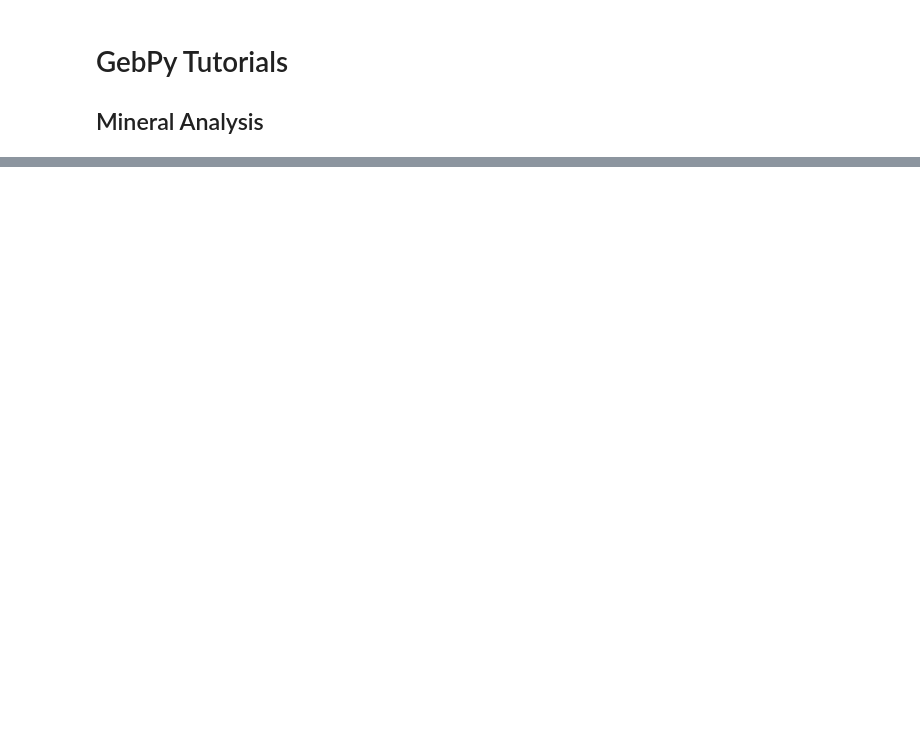
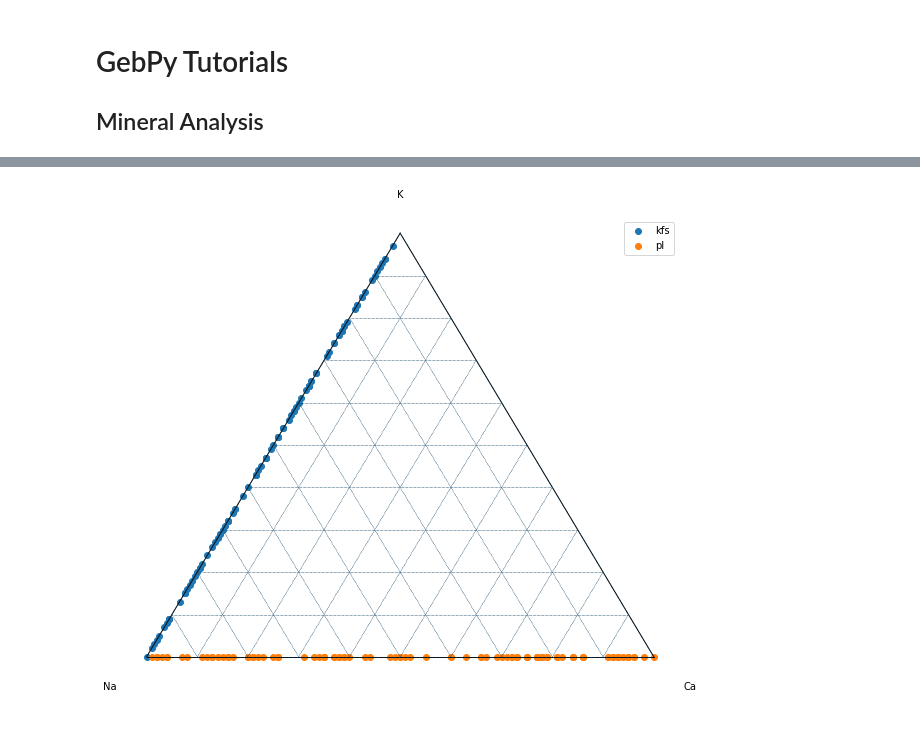
Before and after one commit to MABeeskow/GebPy, a Jupyter notebook: notebooks/Tutorial_Minerals-Feldspars.ipynb, the cells around one changed output, grey strips where cells are left out. Cells and saved outputs as stored; diff of their text form; code cells hidden in the pictures; blank space fills up the shorter version.

```diff
--- a/notebooks/Tutorial_Minerals-Feldspars.ipynb
+++ b/notebooks/Tutorial_Minerals-Feldspars.ipynb
@@ -98,3 +153,27 @@ plt.show()
+# %%
+d_kfs = {"K": data_k, "Na": data_na[0], "Ca": np.zeros(len(data_k))}
+d_pl = {"K": np.zeros(len(data_k)), "Na": data_na[1], "Ca": data_ca}
+df_kfs_ternary = pd.DataFrame(data=d_kfs)
+df_pl_ternary = pd.DataFrame(data=d_pl)
+# %%
+fig, tax = ternary.figure(scale=1)
+fig.set_size_inches(10, 9)
+tax.boundary(linewidth=1.0)
+tax.gridlines(color="black", multiple=0.1)
+
+tax.scatter(df_kfs_ternary[["Ca", "K", "Na"]].values, label="kfs")
+tax.scatter(df_pl_ternary[["Ca", "K", "Na"]].values,  label="pl")
+#tax.scatter([Q], label="Qz")
+#tax.scatter([F], label="F")
+#tax.scatter([L], label="L")
+tax.gridlines(multiple=0.1)
+tax.get_axes().axis('off')
+tax.top_corner_label("K")
+tax.left_corner_label("Na")
+tax.right_corner_label("Ca")
+tax.legend()
+# %% [output]
+[figure, added]
 # %%
 sns.pairplot(df_kfs, hue="NAME", diag_kind="kde")
 #savef = plt.savefig("Correlation-Plot-Kfs.png", dpi=300, bbox_inches='tight',pad_inches = 0.25)
```
Also changed, not shown: parts of 9 cells of this notebook.
